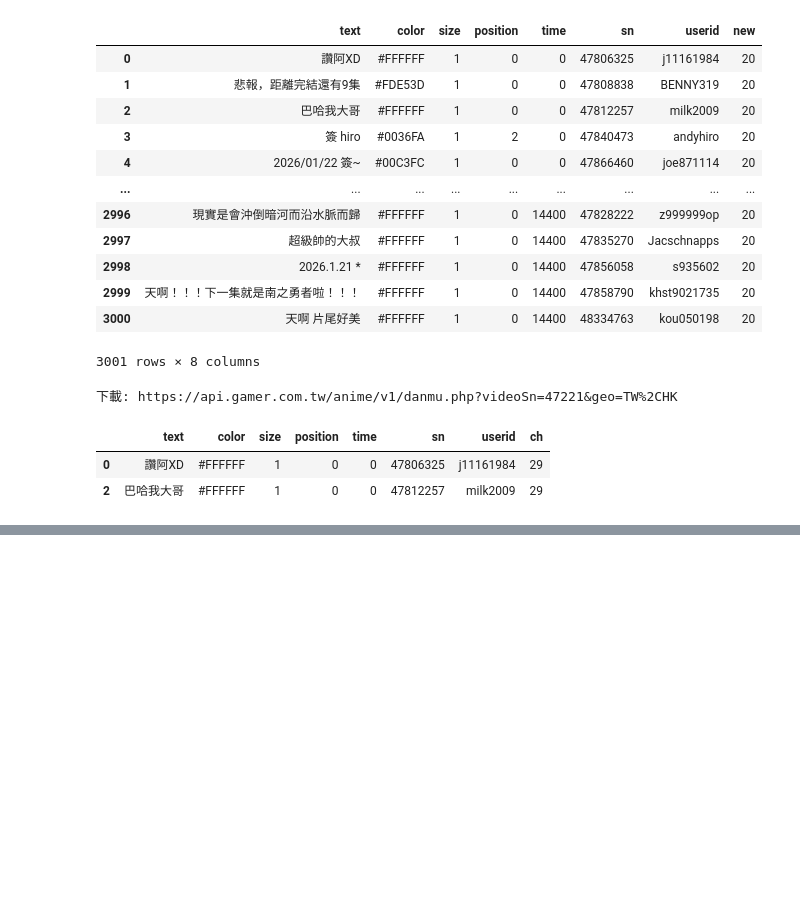
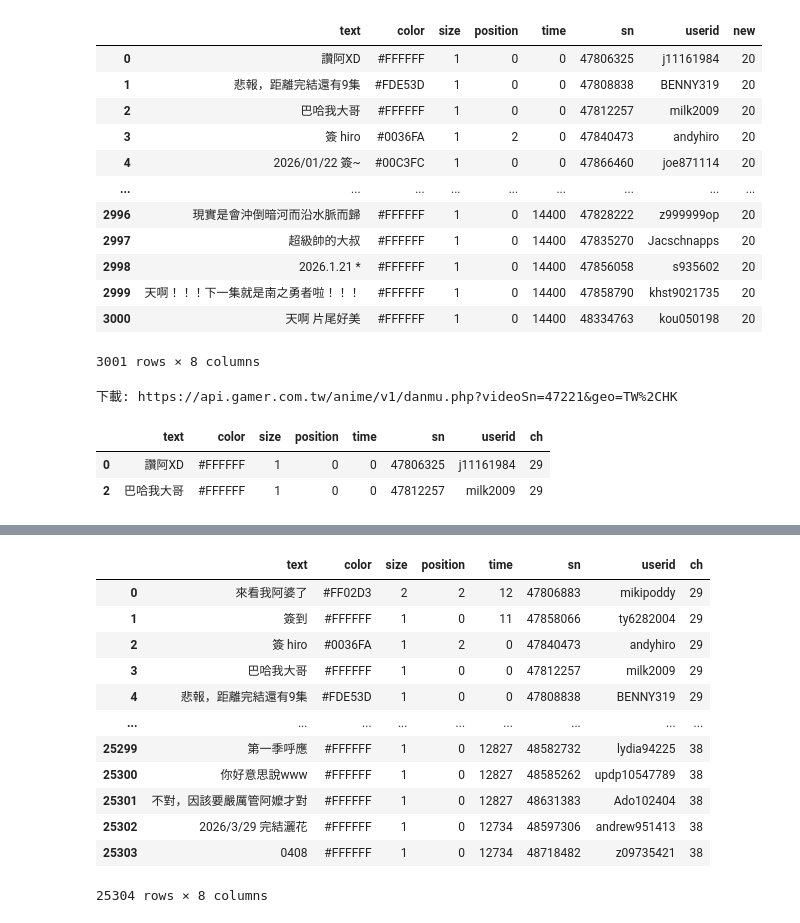
Before and after one commit to Elwing-Chou/tibame20260427, a Jupyter notebook: tibame20260518.ipynb, the cells around one changed output, grey strips where cells are left out. Drawn from its saved outputs; the diff is of its cells as text; code cells hidden in the pictures; blank space fills up the shorter version.

```diff
--- a/tibame20260518.ipynb
+++ b/tibame20260518.ipynb
@@ -138,0 +155,27 @@ test_df[fil]
+# %%
+import glob
+import pandas as pd
+
+total = []
+for fn in glob.glob("baha/*/*.csv"):
+    df = pd.read_csv(fn, encoding="utf-8", index_col=0)
+    total.append(df)
+
+df = pd.concat(total)
+df = df.sort_values(by="ch")
+df = df.reset_index(drop=True)
+df
+# %% [output]
+|  | text | color | size | position | time | sn | userid | ch |
+| 0 | 來看我阿婆了 | #FF02D3 | 2 | 2 | 12 | 47806883 | mikipoddy | 29 |
+| 1 | 簽到 | #FFFFFF | 1 | 0 | 11 | 47858066 | ty6282004 | 29 |
+| 2 | 簽 hiro | #0036FA | 1 | 2 | 0 | 47840473 | andyhiro | 29 |
+| 3 | 巴哈我大哥 | #FFFFFF | 1 | 0 | 0 | 47812257 | milk2009 | 29 |
+| 4 | 悲報，距離完結還有9集 | #FDE53D | 1 | 0 | 0 | 47808838 | BENNY319 | 29 |
+| ... | ... | ... | ... | ... | ... | ... | ... | ... |
+| 25299 | 第一季呼應 | #FFFFFF | 1 | 0 | 12827 | 48582732 | lydia94225 | 38 |
+| 25300 | 你好意思說www | #FFFFFF | 1 | 0 | 12827 | 48585262 | updp10547789 | 38 |
+| 25301 | 不對，因該要嚴厲管阿嬤才對 | #FFFFFF | 1 | 0 | 12827 | 48631383 | Ado102404 | 38 |
+| 25302 | 2026/3/29 完結灑花 | #FFFFFF | 1 | 0 | 12734 | 48597306 | andrew951413 | 38 |
+| 25303 | 0408 | #FFFFFF | 1 | 0 | 12734 | 48718482 | z09735421 | 38 |
+25304 rows × 8 columns
```
Also changed, not shown: parts of 1 cell of this notebook.
